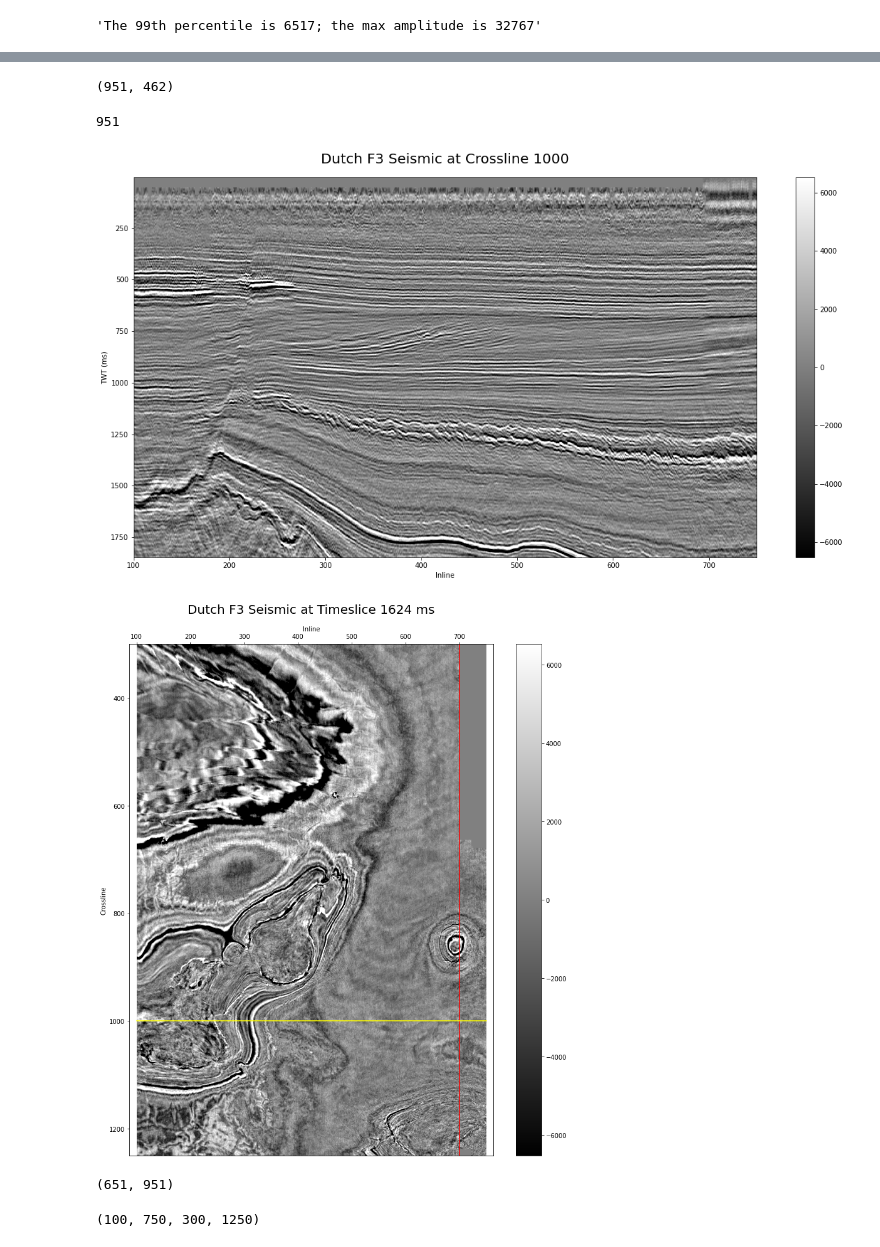
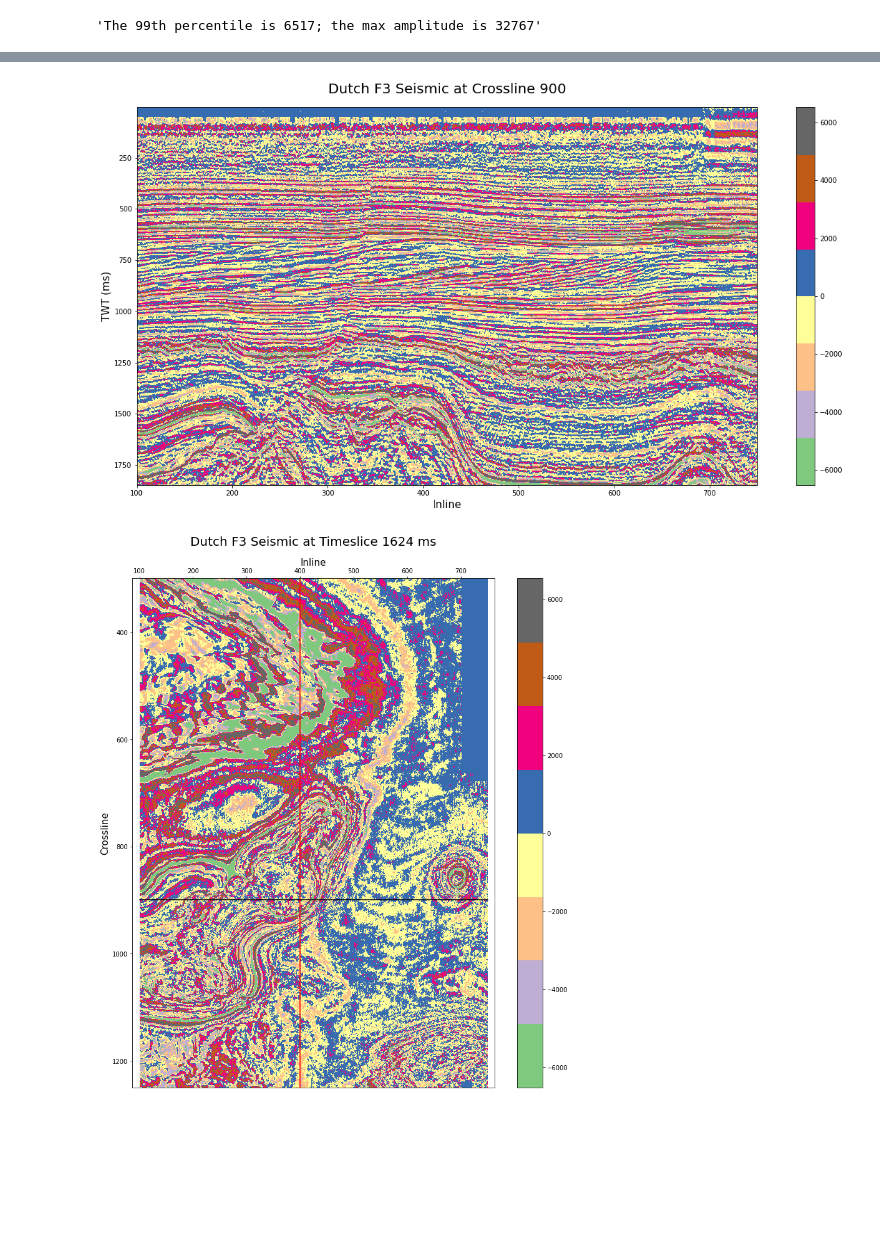
Before and after one commit to yohanesnuwara/computational-geophysics, a Jupyter notebook: seismic/seis_util.ipynb, the cells around one changed output, grey strips where cells are left out. Saved outputs shown, nothing was run; the diff lists cells and outputs as text; code cells hidden in the pictures; blank space fills up the shorter version.

```diff
--- a/seismic/seis_util.ipynb
+++ b/seismic/seis_util.ipynb
@@ -149,11 +105,11 @@ print(twt[:10])
 # %%
-inline_number = 700
+inline_number = 400
 
 slices = slicing(data, 'il', inline_number, inlines)
 
 plt.figure(figsize=(20,10))
-display_slice(slices, 'il', crosslines, twt, 'gray', -vm, vm) # call function
+display_slice(slices, 'il', crosslines, twt, 'Accent', -vm, vm) # call function
 plt.title('Dutch F3 Seismic at Inline {}'.format(inline_number), size=20, pad=20)
-plt.xlabel('Crossline'); plt.ylabel('TWT (ms)')
+plt.xlabel('Crossline', size=15); plt.ylabel('TWT (ms)', size=15)
 plt.show()
 # %% [output]
@@ -161,47 +117,31 @@ plt.show()
-# %%
-slices.shape
-# %% [output]
-(951, 462)
-# %%
-len(crosslines)
-# %% [output]
-951
 # %%
-xline_number = 1000
+xline_number = 900
 
 slices = slicing(data, 'xl', xline_number, crosslines)
 
 plt.figure(figsize=(20,10))
-display_slice(slices, 'xl', inlines, twt, 'gray', -vm, vm) # call function
+display_slice(slices, 'xl', inlines, twt, 'Accent', -vm, vm) # call function
 plt.title('Dutch F3 Seismic at Crossline {}'.format(xline_number), size=20, pad=20)
-plt.xlabel('Inline'); plt.ylabel('TWT (ms)')
+plt.xlabel('Inline', size=15); plt.ylabel('TWT (ms)', size=15)
 plt.show()
 # %% [output]
-[figure, old version]
+[figure, new version]
 # %%
 timeslice = 1624 # ms
 
 slices = slicing(data, 'ts', timeslice, twt)
 
 slices.shape
 
 plt.figure(figsize=(13,15))
-display_slice(slices, 'ts', inlines, crosslines, 'gray', -vm, vm) # call function
+display_slice(slices, 'ts', inlines, crosslines, 'Accent', -vm, vm) # call function
 plt.title('Dutch F3 Seismic at Timeslice {} ms'.format(timeslice), size=20, pad=20)
 plt.plot([inline_number, inline_number], [min(crosslines), max(crosslines)], color='red')
-plt.plot([min(inlines), max(inlines)], [xline_number, xline_number], color='yellow')
-plt.xlabel('Inline'); plt.ylabel('Crossline')
+plt.plot([min(inlines), max(inlines)], [xline_number, xline_number], color='black')
+plt.xlabel('Inline', size=15); plt.ylabel('Crossline', size=15)
 plt.gca().xaxis.set_ticks_position('top') # axis on top
 plt.gca().xaxis.set_label_position('top') # label on top
 plt.axis('equal')
 plt.show()
 # %% [output]
-[figure, old version]
+[figure, new version]
-# %%
-slices.shape
-# %% [output]
-(651, 951)
-# %%
-min(inlines), max(inlines), min(crosslines), max(crosslines)
-# %% [output]
-(100, 750, 300, 1250)
```
Also changed, not shown: parts of 12 cells of this notebook.
